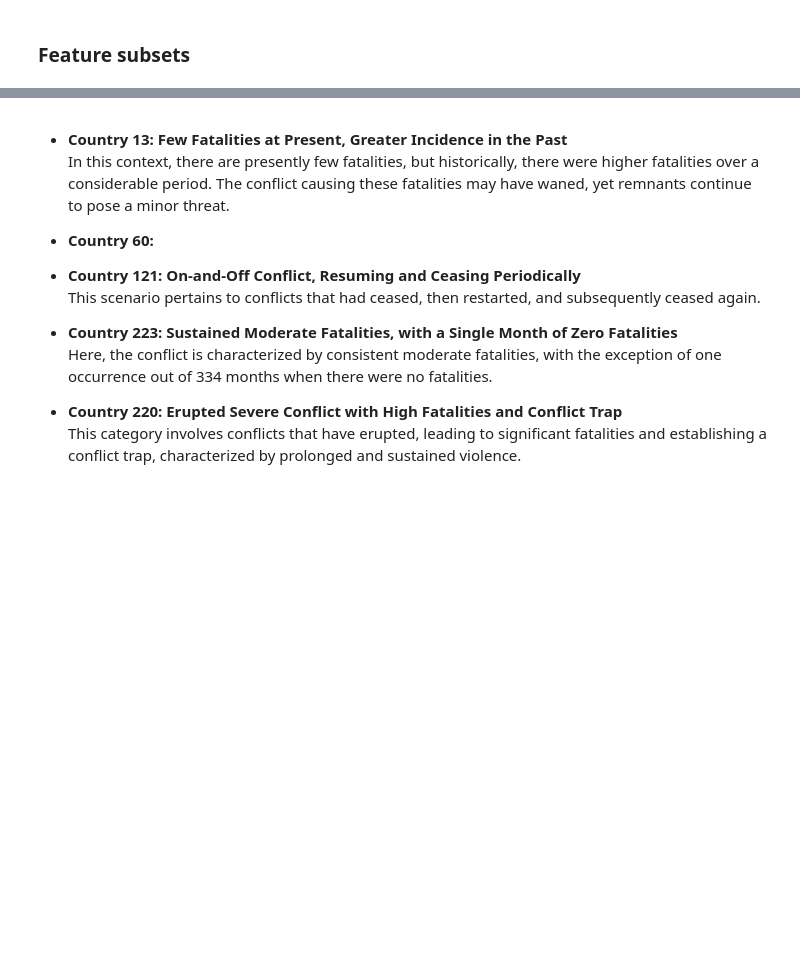
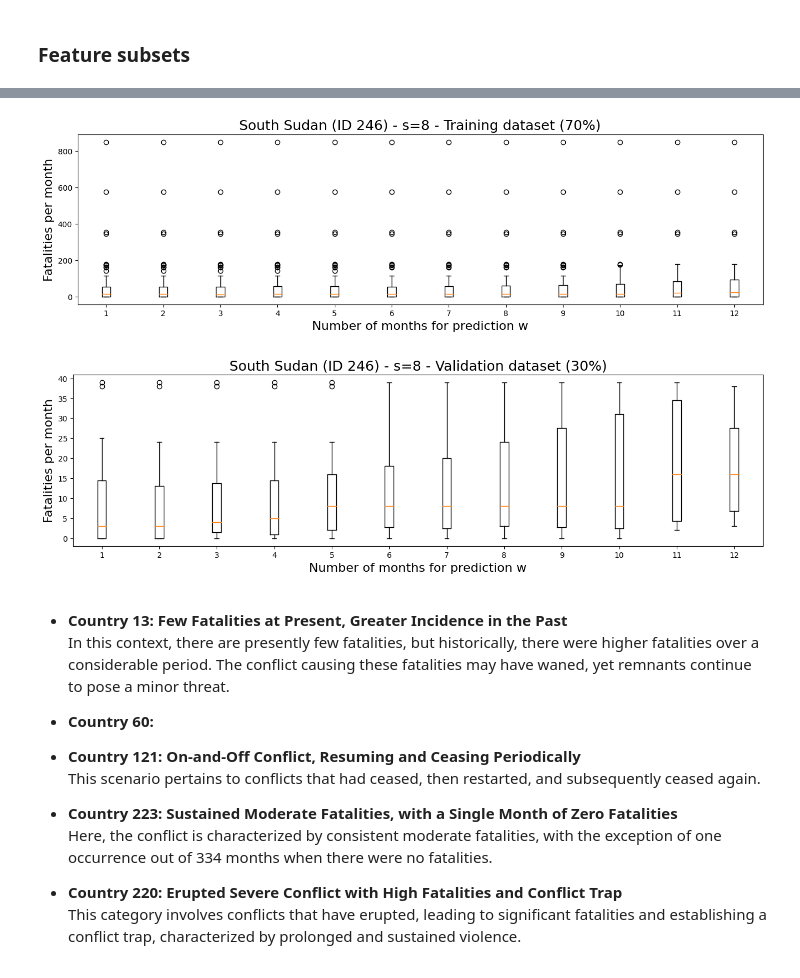
Before and after one commit to toboden/ConflictPredProbabilistic, a Jupyter notebook: old_code/Main_oneCountry_feedFwdNN_empirical.ipynb, the cells around one changed output, grey strips where cells are left out. Drawn from its saved outputs; the diff is of its cells as text; code cells hidden in the pictures; blank space fills up the shorter version.

```diff
--- a/old_code/Main_oneCountry_feedFwdNN_empirical.ipynb
+++ b/old_code/Main_oneCountry_feedFwdNN_empirical.ipynb
@@ -823,6 +852,6 @@ plt.show()
 # %%
 
-country = 223 #220  245
+country = 246 #220  245
 
 feature_subset = 'all'
 
@@ -878,29 +925,32 @@ for w_max in range(1,12+1):
 # %%
 plt.figure(figsize=(16, 4))
 for w in range(1,12+1):
     # Erstellen Sie den Boxplot für data
     plt.boxplot(YYdistribution_list[w-1]['Y_train'], positions=[w-1 + 1], labels=[str(w)])
 
 # Optional: Beschriftungen hinzufügen
 plt.xlabel('Number of months for prediction w', fontsize=16)
 plt.ylabel('Fatalities per month', fontsize=16)
-plt.title('Country ' +str(country) + ' - s=' + str(s) + ' - training dataset (70%)', fontsize=18)
+plt.title('South Sudan (ID ' +str(country) + ') - s=' + str(s) + ' - Training dataset (70%)', fontsize=18)
 
 # Den Boxplot anzeigen
 plt.show()
 
 plt.figure(figsize=(16, 4))
 for w in range(1,12+1):
     # Erstellen Sie den Boxplot für data2 neben data
     plt.boxplot(YYdistribution_list[w-1]['Y_valid'], positions=[w - 1 +1], labels=[str(w)])
 
 # Optional: Beschriftungen hinzufügen
 plt.xlabel('Number of months for prediction w', fontsize=16)
 plt.ylabel('Fatalities per month', fontsize=16)
-plt.title('Country ' +str(country) + ' - s=' + str(s) + ' - validation dataset (30%)', fontsize=18)
+plt.title('South Sudan (ID ' +str(country) + ') - s=' + str(s) + ' - Validation dataset (30%)', fontsize=18)
 
 # Den Boxplot anzeigen
 plt.show()
+# %% [output]
+[figure, added]
+[figure, added]
 # %% [markdown]
 - **Country 13: Few Fatalities at Present, Greater Incidence in the Past**
   In this context, there are presently few fatalities, but historically, there were higher fatalities over a considerable period. The conflict causing these fatalities may have waned, yet remnants continue to pose a minor threat.
```
Also changed, not shown: parts of 22 cells of this notebook, 1 other file.
